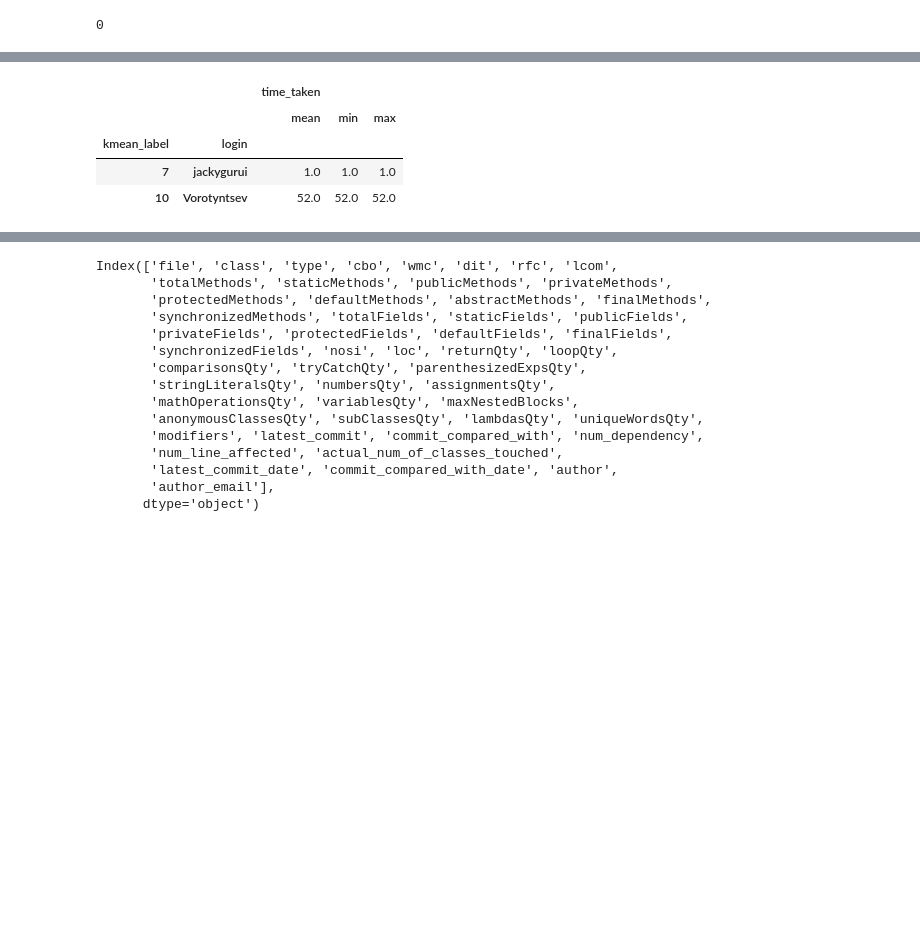
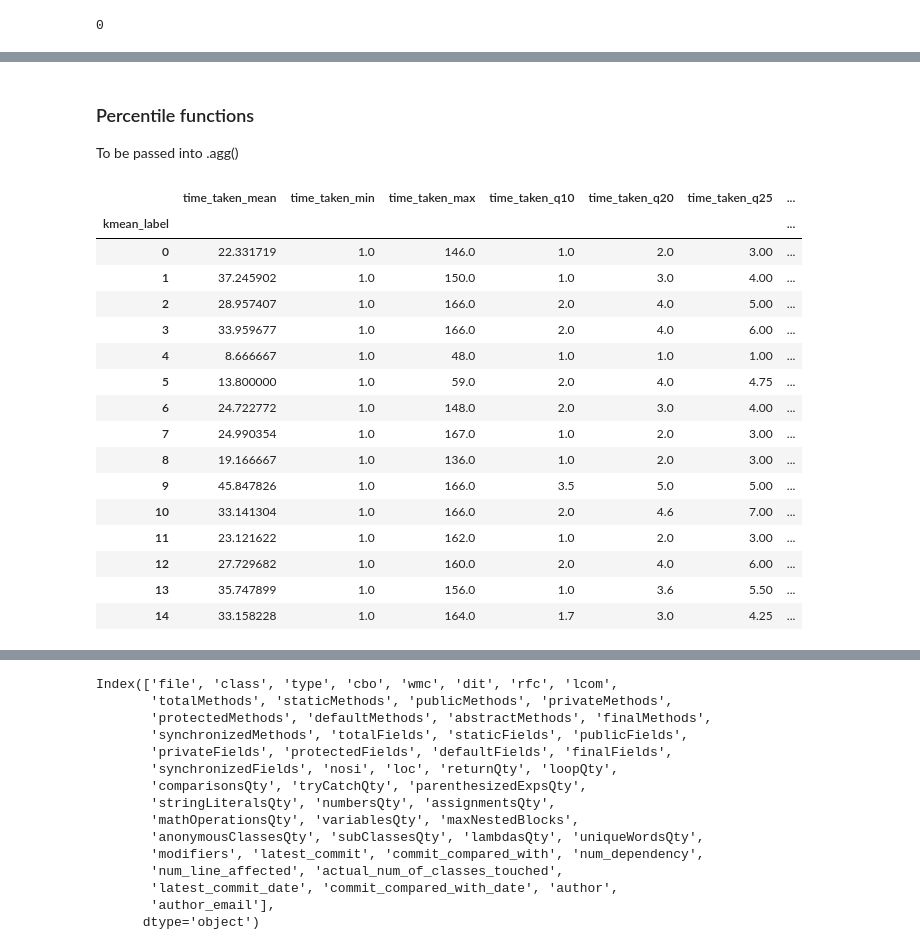
Before and after one commit to alvintanjianjia/SoftwareRemodularization, a Jupyter notebook: Effort Estimation_3D_Server.ipynb, the cells around one changed output, grey strips where cells are left out. Drawn from its saved outputs; the diff is of its cells as text; code cells hidden in the pictures; blank space fills up the shorter version.

```diff
--- a/Effort Estimation_3D_Server.ipynb
+++ b/Effort Estimation_3D_Server.ipynb
@@ -397,9 +389,3 @@ grouped_main_commits[grouped_main_commits['kmean_label']==0]
-# %%
-okhttp_commits_df_refactored = okhttp_commits_df[okhttp_commits_df['contains_refactoring'] == 1]
-okhttp_commits_df_refactored.groupby(['kmean_label','login']).agg({'time_taken': ['mean', 'min', 'max']})
-# %% [output]
-|  |  | time_taken |  |  |
-|  |  | mean | min | max |
-| kmean_label | login |  |  |  |
-| 7 | jackygurui | 1.0 | 1.0 | 1.0 |
-| 10 | Vorotyntsev | 52.0 | 52.0 | 52.0 |
+# %% [markdown]
+### Percentile functions
+To be passed into .agg()
@@ -406 +436,44 @@ okhttp_commits_df_refactored.groupby(['kmean_label','login']).agg({'time_taken':
+# %%
+#okhttp_commits_df_refactored = okhttp_commits_df[okhttp_commits_df['contains_refactoring'] == 1]
+okhttp_commits_df_refactored = okhttp_commits_df.copy()
+okhttp_commits_df_refactored = okhttp_commits_df_refactored.groupby(['kmean_label']).agg({'time_taken': ['mean', 'min', 'max',
+                                                                                  q10, q20, q25,
+                                                                                  q30, q40, q50,
+                                                                                  q60, q70, q75,
+                                                                                  q80, q90]})
+
+okhttp_commits_df_refactored.columns = ['time_taken_mean',
+                                       'time_taken_min',
+                                       'time_taken_max',
+                                       'time_taken_q10',
+                                       'time_taken_q20',
+                                       'time_taken_q25',
+                                       'time_taken_q30',
+                                       'time_taken_q40',
+                                       'time_taken_q50',
+                                       'time_taken_q60',
+                                       'time_taken_q70',
+                                       'time_taken_q75',
+                                       'time_taken_q80',
+                                       'time_taken_q90']
+
+okhttp_commits_df_refactored
+# %% [output]
+|  | time_taken_mean | time_taken_min | time_taken_max | time_taken_q10 | time_taken_q20 | time_taken_q25 | ... |
+| kmean_label |  |  |  |  |  |  | ... |
+| 0 | 22.331719 | 1.0 | 146.0 | 1.0 | 2.0 | 3.00 | ... |
+| 1 | 37.245902 | 1.0 | 150.0 | 1.0 | 3.0 | 4.00 | ... |
+| 2 | 28.957407 | 1.0 | 166.0 | 2.0 | 4.0 | 5.00 | ... |
+| 3 | 33.959677 | 1.0 | 166.0 | 2.0 | 4.0 | 6.00 | ... |
+| 4 | 8.666667 | 1.0 | 48.0 | 1.0 | 1.0 | 1.00 | ... |
+| 5 | 13.800000 | 1.0 | 59.0 | 2.0 | 4.0 | 4.75 | ... |
+| 6 | 24.722772 | 1.0 | 148.0 | 2.0 | 3.0 | 4.00 | ... |
+| 7 | 24.990354 | 1.0 | 167.0 | 1.0 | 2.0 | 3.00 | ... |
+| 8 | 19.166667 | 1.0 | 136.0 | 1.0 | 2.0 | 3.00 | ... |
+| 9 | 45.847826 | 1.0 | 166.0 | 3.5 | 5.0 | 5.00 | ... |
+| 10 | 33.141304 | 1.0 | 166.0 | 2.0 | 4.6 | 7.00 | ... |
+| 11 | 23.121622 | 1.0 | 162.0 | 1.0 | 2.0 | 3.00 | ... |
+| 12 | 27.729682 | 1.0 | 160.0 | 2.0 | 4.0 | 6.00 | ... |
+| 13 | 35.747899 | 1.0 | 156.0 | 1.0 | 3.6 | 5.50 | ... |
+| 14 | 33.158228 | 1.0 | 164.0 | 1.7 | 3.0 | 4.25 | ... |
 # %%
```
Also changed, not shown: parts of 32 cells of this notebook, 41 other files.
